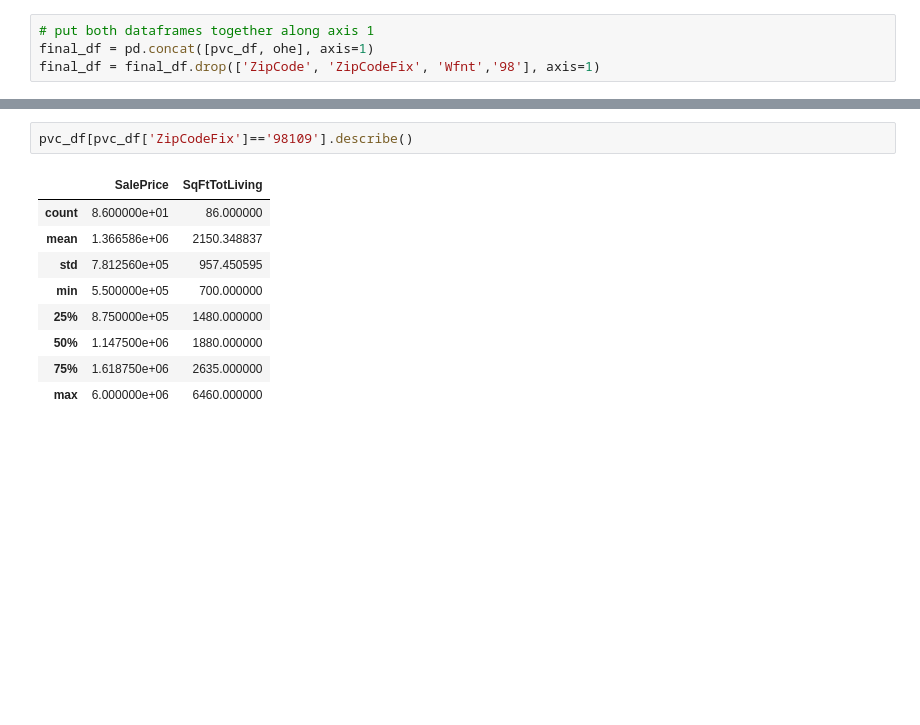
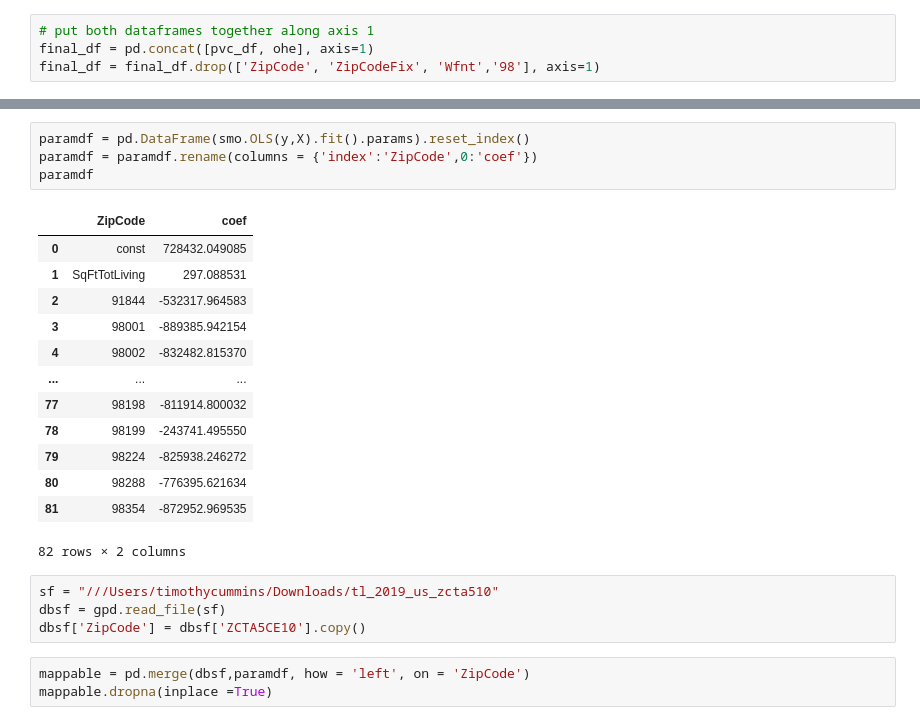
Before and after one commit to hmdev649/mod2-project, a Jupyter notebook: Exploratory Notebooks/exploratory/HighSqftIncrSalePrice.ipynb, the cells around one changed output, grey strips where cells are left out. Cells and saved outputs as stored; diff of their text form; blank space fills up the shorter version.

```diff
--- a/Exploratory Notebooks/exploratory/HighSqftIncrSalePrice.ipynb
+++ b/Exploratory Notebooks/exploratory/HighSqftIncrSalePrice.ipynb
@@ -411,12 +359,25 @@ strong multicollinearity or other numerical problems.
-# %%
-pvc_df[pvc_df['ZipCodeFix']=='98109'].describe()
-# %% [output]
-|  | SalePrice | SqFtTotLiving |
-| count | 8.600000e+01 | 86.000000 |
-| mean | 1.366586e+06 | 2150.348837 |
-| std | 7.812560e+05 | 957.450595 |
-| min | 5.500000e+05 | 700.000000 |
-| 25% | 8.750000e+05 | 1480.000000 |
-| 50% | 1.147500e+06 | 1880.000000 |
-| 75% | 1.618750e+06 | 2635.000000 |
-| max | 6.000000e+06 | 6460.000000 |
+# %%
+paramdf = pd.DataFrame(smo.OLS(y,X).fit().params).reset_index()
+paramdf = paramdf.rename(columns = {'index':'ZipCode',0:'coef'})
+paramdf
+# %% [output]
+|  | ZipCode | coef |
+| 0 | const | 728432.049085 |
+| 1 | SqFtTotLiving | 297.088531 |
+| 2 | 91844 | -532317.964583 |
+| 3 | 98001 | -889385.942154 |
+| 4 | 98002 | -832482.815370 |
+| ... | ... | ... |
+| 77 | 98198 | -811914.800032 |
+| 78 | 98199 | -243741.495550 |
+| 79 | 98224 | -825938.246272 |
+| 80 | 98288 | -776395.621634 |
+| 81 | 98354 | -872952.969535 |
+82 rows × 2 columns
+# %%
+sf = "///Users/timothycummins/Downloads/tl_2019_us_zcta510"
+dbsf = gpd.read_file(sf)
+dbsf['ZipCode'] = dbsf['ZCTA5CE10'].copy()
+# %%
+mappable = pd.merge(dbsf,paramdf, how = 'left', on = 'ZipCode')
+mappable.dropna(inplace =True)
```
Also changed, not shown: parts of 9 cells of this notebook.
